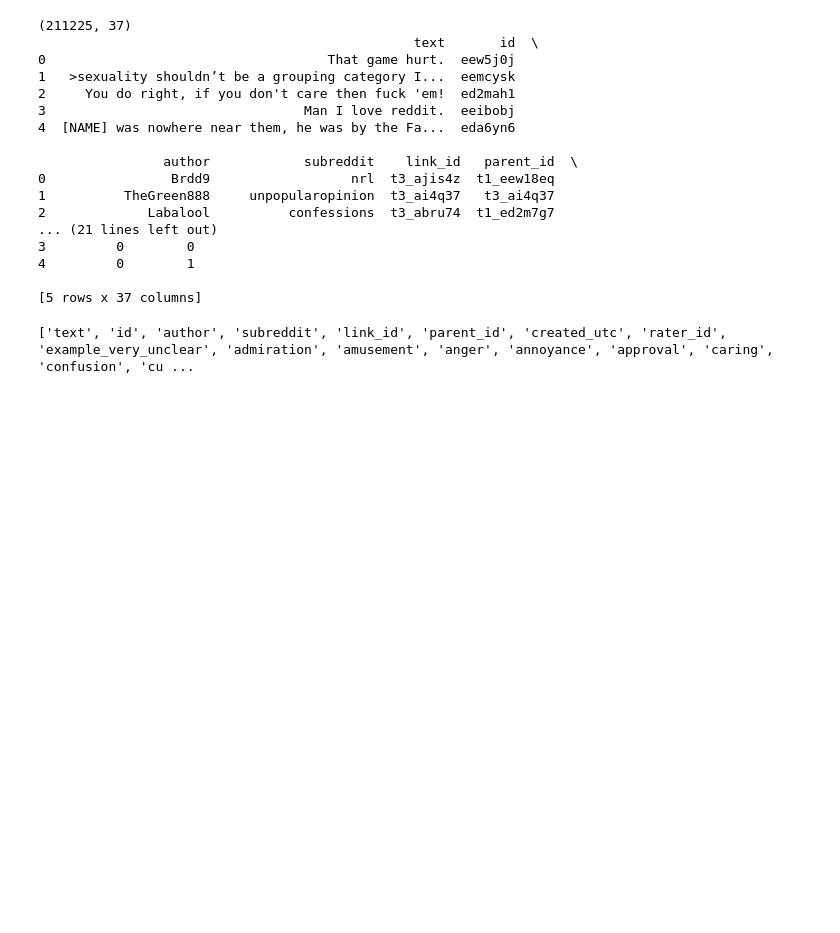
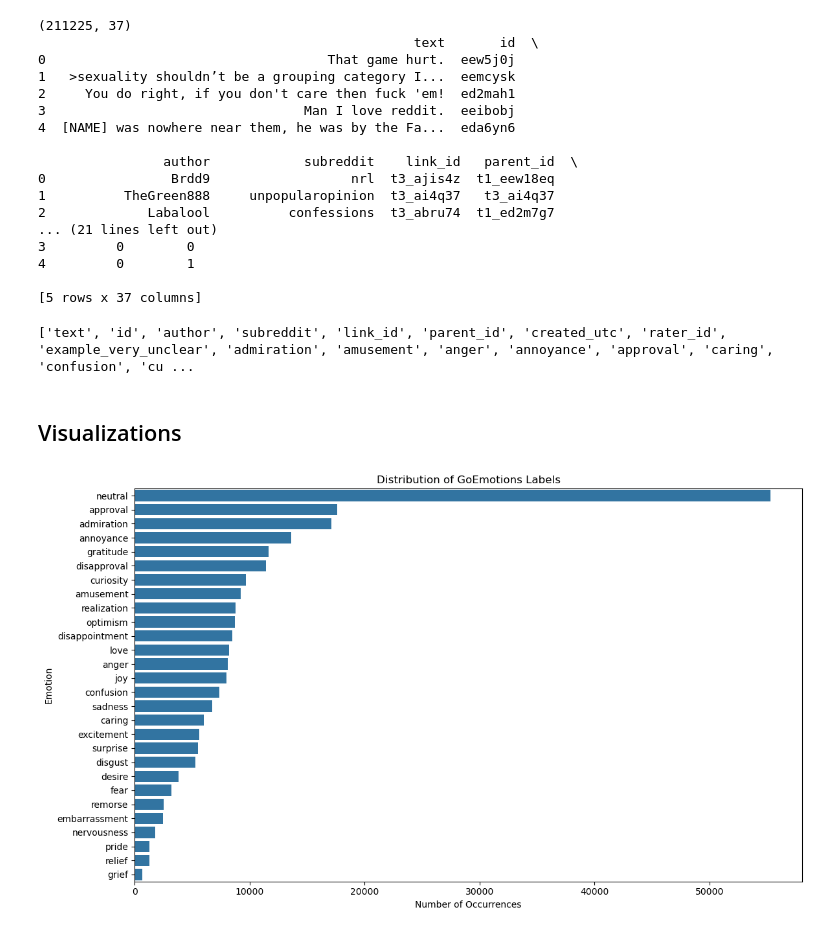
Before and after one commit to trace-winkler/Group-10-Final-Project, a Jupyter notebook: mental_health_recommendation_system/mhrs_data_organizing.ipynb, the cells around one changed output. Drawn from its saved outputs; the diff is of its cells as text; code cells hidden in the pictures; blank space fills up the shorter version.

```diff
--- a/mental_health_recommendation_system/mhrs_data_organizing.ipynb
+++ b/mental_health_recommendation_system/mhrs_data_organizing.ipynb
@@ -14,12 +15,12 @@ api_key = os.getenv("CENSUS_API_KEY")
 # %%
-import pandas as pd
-
 url = "https://huggingface.co/datasets/mrm8488/goemotions/resolve/main/goemotions.csv"
 
-df = pd.read_csv(url)
+redditDF = pd.read_csv(url)
 
-print(df.shape)
-print(df.head())
+#Prints the shape of our redditDF dataset and the first few rows
+
+print(redditDF.shape)
+print(redditDF.head())
 # %% [output]
 (211225, 37)
                                                 text       id  \
@@ -44,3 +45,37 @@ columns = df.columns.tolist()
 print(columns)
 # %% [output]
 ['text', 'id', 'author', 'subreddit', 'link_id', 'parent_id', 'created_utc', 'rater_id', 'example_very_unclear', 'admiration', 'amusement', 'anger', 'annoyance', 'approval', 'caring', 'confusion', 'cu ...
+# %% [markdown]
+## Visualizations
+# %%
+# List of GoEmotions labels
+emotion_cols = [
+    "admiration", "amusement", "anger", "annoyance",
+    "approval", "caring", "confusion", "curiosity",
+    "desire", "disappointment", "disapproval", "disgust",
+    "embarrassment", "excitement", "fear", "gratitude",
+    "grief", "joy", "love", "nervousness", "optimism",
+    "pride", "realization", "relief", "remorse",
+    "sadness", "surprise", "neutral"
+]
+
+# Count how often each emotion appears
+emotion_counts = redditDF[emotion_cols].sum().sort_values(
+    ascending=False
+)
+
+plt.figure(figsize=(12, 7))
+
+sns.barplot(
+    x=emotion_counts.values,
+    y=emotion_counts.index
+)
+
+plt.title("Distribution of GoEmotions Labels")
+plt.xlabel("Number of Occurrences")
+plt.ylabel("Emotion")
+
+plt.tight_layout()
+plt.show()
+# %% [output]
+[figure, added]
```
Also changed, not shown: parts of 7 cells of this notebook.
